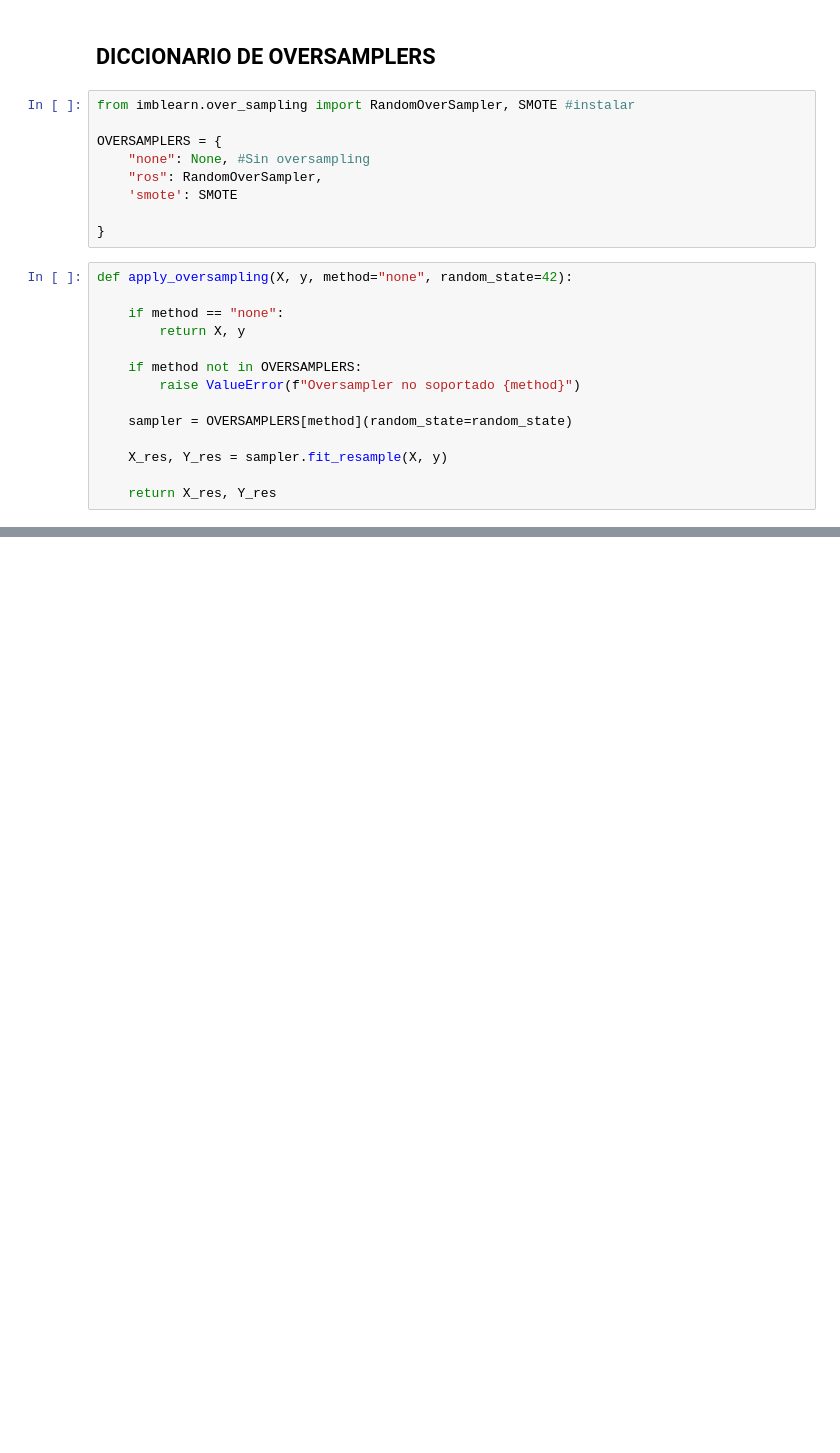
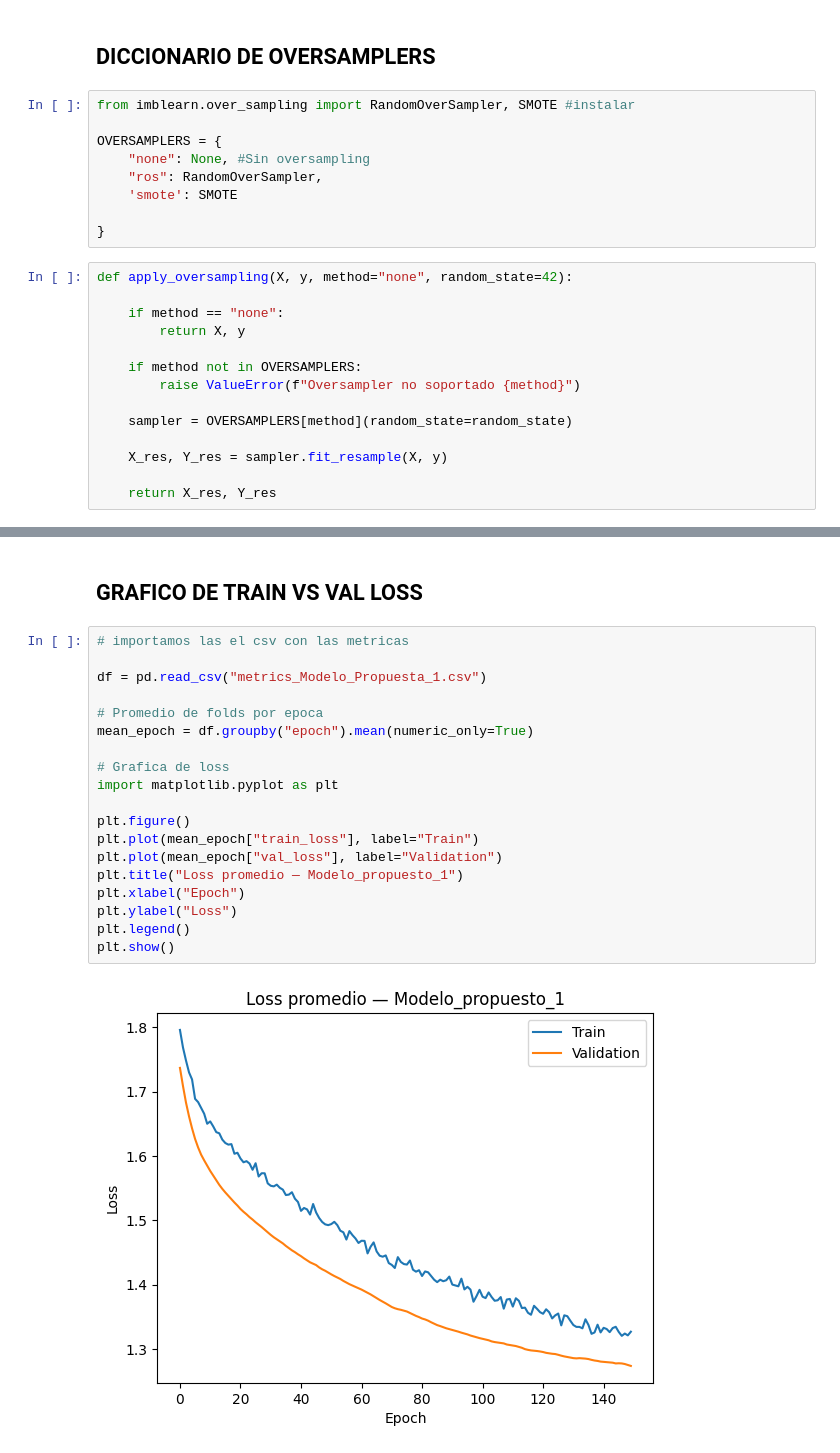
Before and after one commit to VivianaPM/DL-VisNIR-QualityClassifier, a Jupyter notebook: Mushroom/modelMushroom.ipynb, the cells around one changed output, grey strips where cells are left out. Drawn from its saved outputs; the diff is of its cells as text; blank space fills up the shorter version.

Commit message:
feat: añadir graficas de metricas

```diff
--- a/Mushroom/modelMushroom.ipynb
+++ b/Mushroom/modelMushroom.ipynb
@@ -525,0 +576,23 @@ Epoch 140 | Train: 1.331 | Val: 1.296 | Acc: 0.440 | F1: 0.317
+# %% [markdown]
+## GRAFICO DE TRAIN VS VAL LOSS
+# %%
+# importamos las el csv con las metricas
+
+df = pd.read_csv("metrics_Modelo_Propuesta_1.csv")
+
+# Promedio de folds por epoca
+mean_epoch = df.groupby("epoch").mean(numeric_only=True)
+
+# Grafica de loss
+import matplotlib.pyplot as plt
+
+plt.figure()
+plt.plot(mean_epoch["train_loss"], label="Train")
+plt.plot(mean_epoch["val_loss"], label="Validation")
+plt.title("Loss promedio — Modelo_propuesto_1")
+plt.xlabel("Epoch")
+plt.ylabel("Loss")
+plt.legend()
+plt.show()
+# %% [output]
+[figure, added]
```
Also changed, not shown: parts of 6 cells of this notebook.
